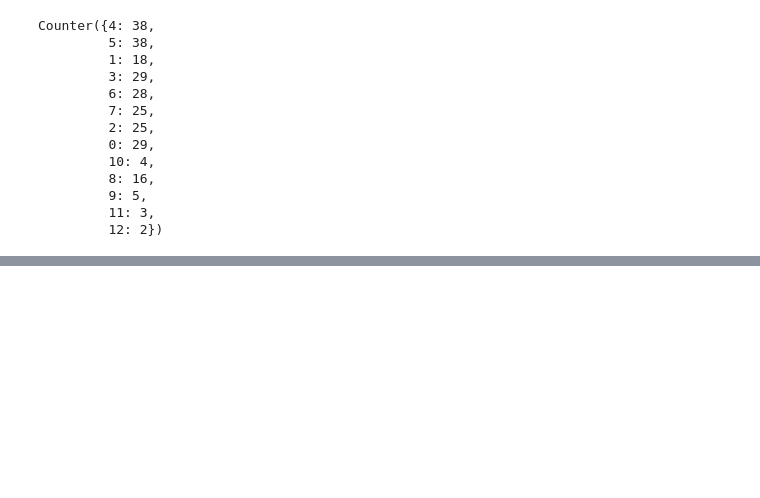
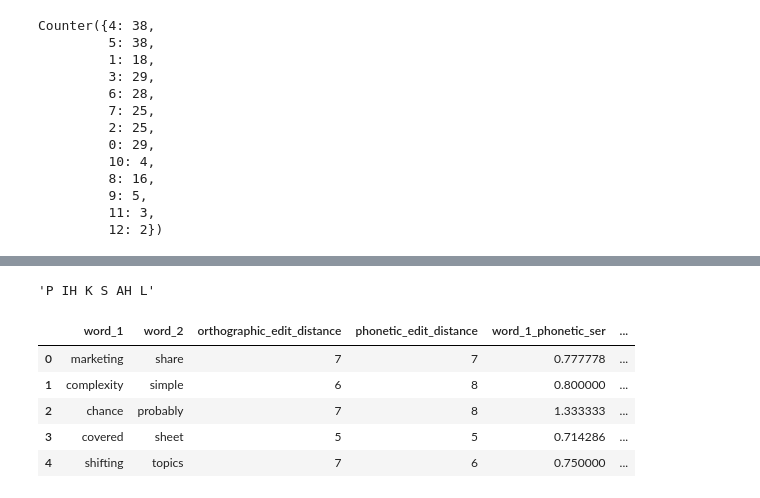
Before and after one commit to jayeshmahapatra/acoustic_word_embeddings, a Jupyter notebook: Embedding Evaluations.ipynb, the cells around one changed output, grey strips where cells are left out. Saved outputs shown, nothing was run; the diff lists cells and outputs as text; code cells hidden in the pictures; blank space fills up the shorter version.

```diff
--- a/Embedding Evaluations.ipynb
+++ b/Embedding Evaluations.ipynb
@@ -544,0 +496,4 @@ Counter({4: 38,
+# %%
+a.item().get("pixel")
+# %% [output]
+'P IH K S AH L'
@@ -544,0 +507,9 @@ Counter({4: 38,
+# %%
+wordpairs_ser.head()
+# %% [output]
+|  | word_1 | word_2 | orthographic_edit_distance | phonetic_edit_distance | word_1_phonetic_ser | ... |
+| 0 | marketing | share | 7 | 7 | 0.777778 | ... |
+| 1 | complexity | simple | 6 | 8 | 0.800000 | ... |
+| 2 | chance | probably | 7 | 8 | 1.333333 | ... |
+| 3 | covered | sheet | 5 | 5 | 0.714286 | ... |
+| 4 | shifting | topics | 7 | 6 | 0.750000 | ... |
```
Also changed, not shown: parts of 28 cells of this notebook, 2 other files.
